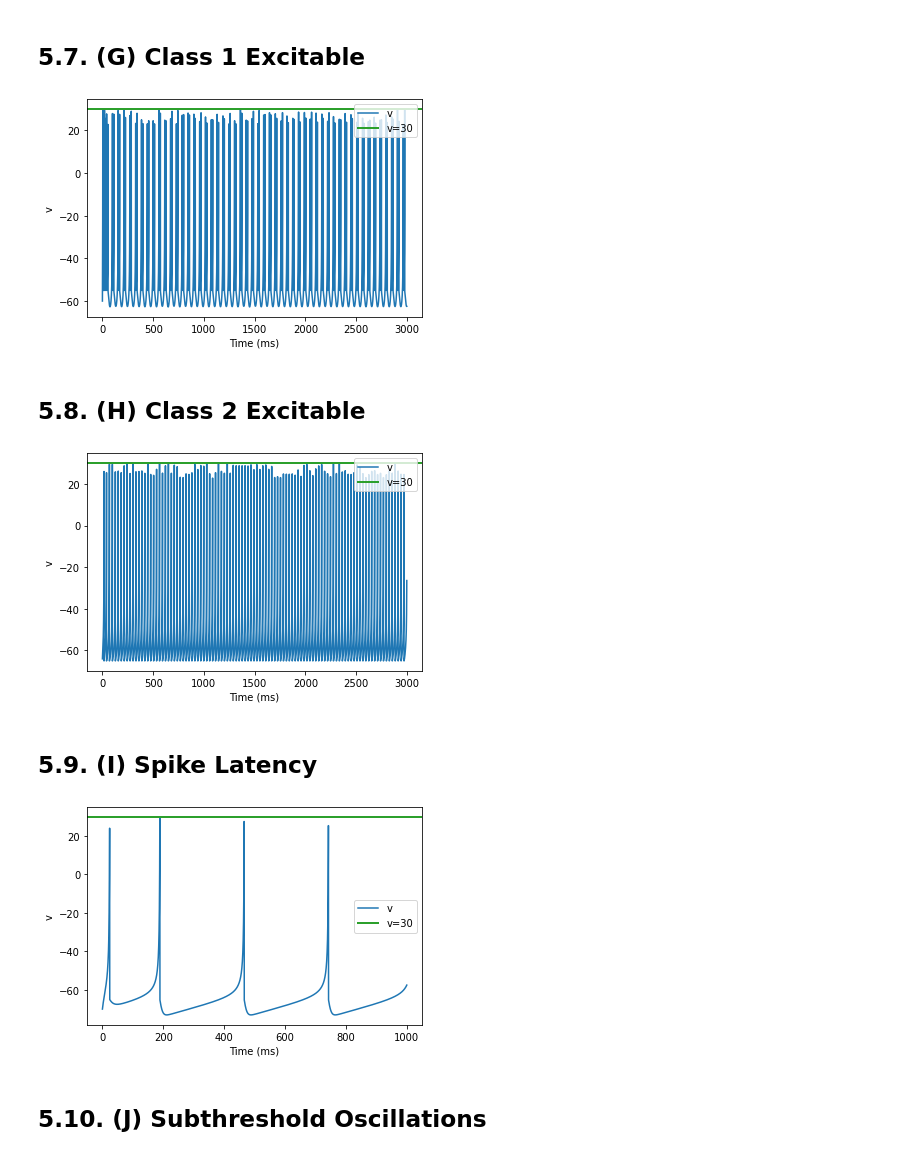
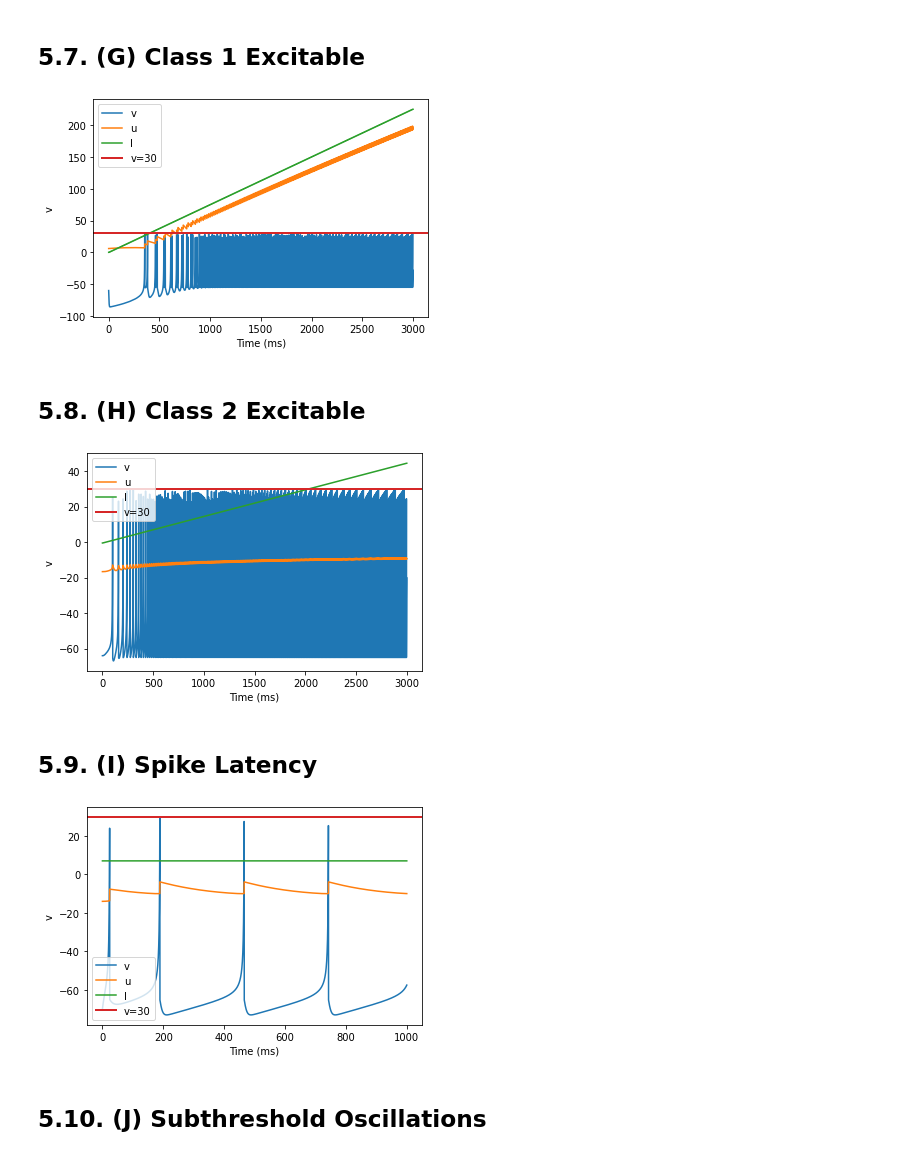
Before and after one commit to juletx/spiking-neural-network, a Jupyter notebook: notebooks/P44_Izhikevich_SNN_Model_NN_D2.ipynb, the cells around one changed output. Cells and saved outputs as stored; diff of their text form; code cells hidden in the pictures.

```diff
--- a/notebooks/P44_Izhikevich_SNN_Model_NN_D2.ipynb
+++ b/notebooks/P44_Izhikevich_SNN_Model_NN_D2.ipynb
@@ -32,7 +32,7 @@ https://www.izhikevich.org/publications/spikes.htm
   <figcaption>Figure 1. Neuron Model. Electronic version of the figure and reproduction permissions are freely available at <a href="http://www.izhikevich.com">http://www.izhikevich.com</a></figcaption>
 </figure>
 # %%
-def model(a=0.02, b=0.2, c=-65, d=2, I=10, V=-65, tau=1/0.1, duration=2000):
+def model(a=0.02, b=0.2, c=-65, d=2, fI='int(t/ms>200)*10 + int(t/ms<=200)*0', V=-65, tau=1/0.1, duration=2000):
     # Parameters
     tau = tau*ms
     duration = duration*ms
@@ -46,15 +46,20 @@ def model(a=0.02, b=0.2, c=-65, d=2, I=10, V=-65, tau=1/0.1, duration=2000):
     G = NeuronGroup(1, eqs, threshold='v>=30', reset='v=c; u+=d', method='euler')
     G.v = V
     G.u = b*V
-    G.I = I
 
-    statemon = StateMonitor(G, ('v', 'u'), record=0)
+    statemon = StateMonitor(G, ('v', 'u', 'I'), record=0)
+
+    @network_operation(dt=tau)
+    def change_I():
+        G.I = fI
 
     run(duration)
 
     # Plotting
     plot(statemon.t/ms, statemon.v[0], label='v')
-    axhline(30, ls='-', c='C2', lw=2, label='v=30')
+    plot(statemon.t/ms, statemon.u[0], label='u')
+    plot(statemon.t/ms, statemon.I[0], label='I')
+    axhline(30, ls='-', c='C3', lw=2, label='v=30')
     xlabel('Time (ms)')
     ylabel('v')
     legend()
@@ -202,21 +202,21 @@ WARNING    "I" is an internal variable of group "neurongroup", but also exists i
 # %% [markdown]
 ## 5.7. (G) Class 1 Excitable
 # %%
-model(b=-0.1, c=-55, d=6, I='0.075*t/ms', V=-60, tau=1/0.25, duration=3000)
+model(b=-0.1, c=-55, d=6, fI='0.075*t/ms', V=-60, tau=1/0.25, duration=3000)
 # %% [output]
-[figure, old version]
+[figure, new version]
 # %% [markdown]
 ## 5.8. (H) Class 2 Excitable
 # %%
-model(a=0.2, b=0.26, d=0, I='-0.5+0.015*t/ms', V=-64, tau=1/0.25, duration=3000)
+model(a=0.2, b=0.26, d=0, fI='-0.5+0.015*t/ms', V=-64, tau=1/0.25, duration=3000)
 # %% [output]
-[figure, old version]
+[figure, new version]
 # %% [markdown]
 ## 5.9. (I) Spike Latency
 # %%
-model(d=6, I='7.04', V=-70, tau=1/0.2, duration=1000)
+model(d=6, fI='7.04', V=-70, tau=1/0.2, duration=1000)
 # %% [output]
-[figure, old version]
+[figure, new version]
 # %% [markdown]
 ## 5.10. (J) Subthreshold Oscillations
 # %%
```
Also changed, not shown: parts of 22 cells of this notebook.
